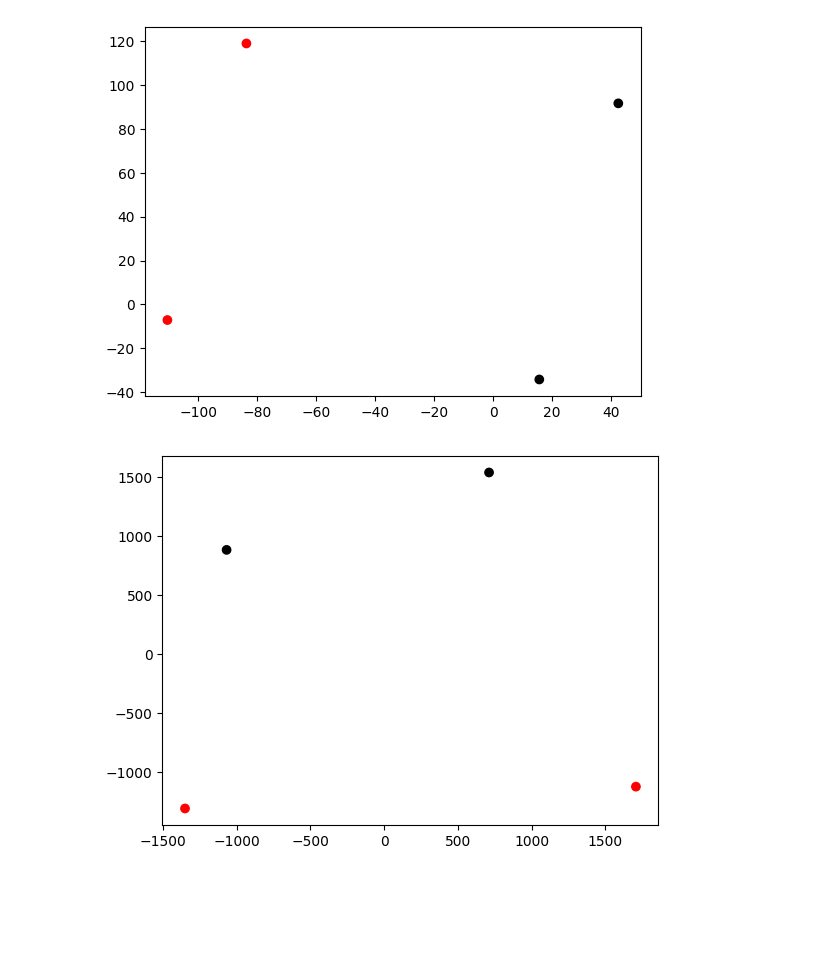
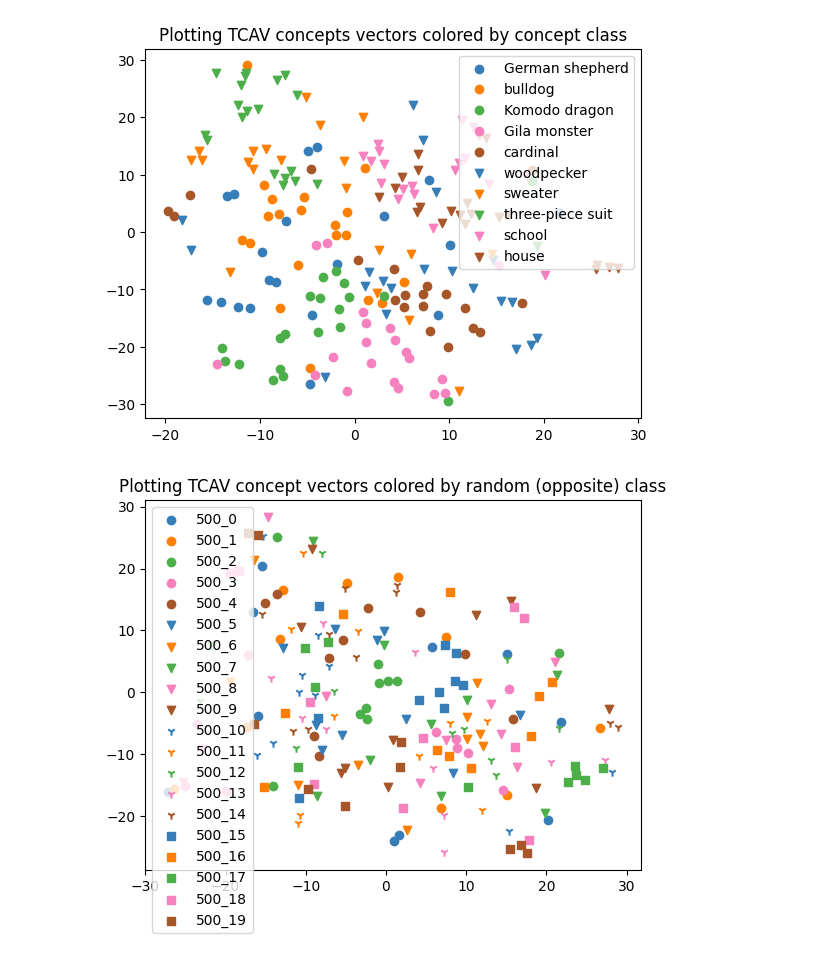
Before and after one commit to naveenr414/Concept-Learning, a Jupyter notebook: scripts/Concept Exploration.ipynb, the cells around one changed output. Cells and saved outputs as stored; diff of their text form; code cells hidden in the pictures; blank space fills up the shorter version.

Commit message:
Created setup to plot dimensionality reduced concept vectors

```diff
--- a/scripts/Concept Exploration.ipynb
+++ b/scripts/Concept Exploration.ipynb
@@ -16,33 +25,27 @@ from src.concept_vectors import *
 # %%
-concepts = ["soccer","alga"]
+concepts = ["German shepherd","bulldog","Komodo dragon","Gila monster",
+                   "cardinal","woodpecker","sweater","three-piece suit","school","house"]
 bottlenecks = ["mixed4c"]
-concept_vectors = {}
-concept_metadata = {}
-
-for i in concepts:
-    concept_data = load_tcav_vectors(i,bottlenecks)
-    concept_vectors[i], concept_metadata[i] = concept_data[0], concept_data[1]
+experiments_per_concept = 20
+concept_vectors = []
+concept_metadata = []
-# %%
-all_vectors = []
-all_colors = []
-all_labels = []
-
-color_list = ['red','black','blue']
-label_to_color = {}
-
-for i in concepts:
-    for j in range(len(concept_vectors[i])):
-        all_vectors.append(concept_vectors[i][j])
-        all_labels.append(i)
-        if i not in label_to_color:
-            label_to_color[i] = color_list[len(label_to_color)]
-        all_colors.append(label_to_color[i])
-all_vectors = np.array(all_vectors)
+# %%
+for i in concepts:
+    concept_data = load_tcav_vectors(i,bottlenecks)
+    assert len(concept_data[1]) == experiments_per_concept
+    concept_vectors+=list(concept_data[0])
+    concept_metadata+=concept_data[1]
+concept_vectors = np.array(concept_vectors)
+# %%
+label_by_concept = [i['concept'] for i in concept_metadata]
+label_by_random = [i['random_concept'] for i in concept_metadata]
 # %%
-plot_tsne(all_vectors,all_colors)
+plt.title("Plotting TCAV concepts vectors colored by concept class")
+plot_tsne(concept_vectors,label_by_concept)
 # %% [output]
-[figure, old version]
+[figure, new version]
 # %%
-plot_pca(all_vectors,all_colors)
+plt.title("Plotting TCAV concept vectors colored by random (opposite) class")
+plot_tsne(concept_vectors,label_by_random)
 # %% [output]
-[figure, old version]
+[figure, new version]
```
Also changed, not shown: parts of 1 cell of this notebook, 4 other files.
